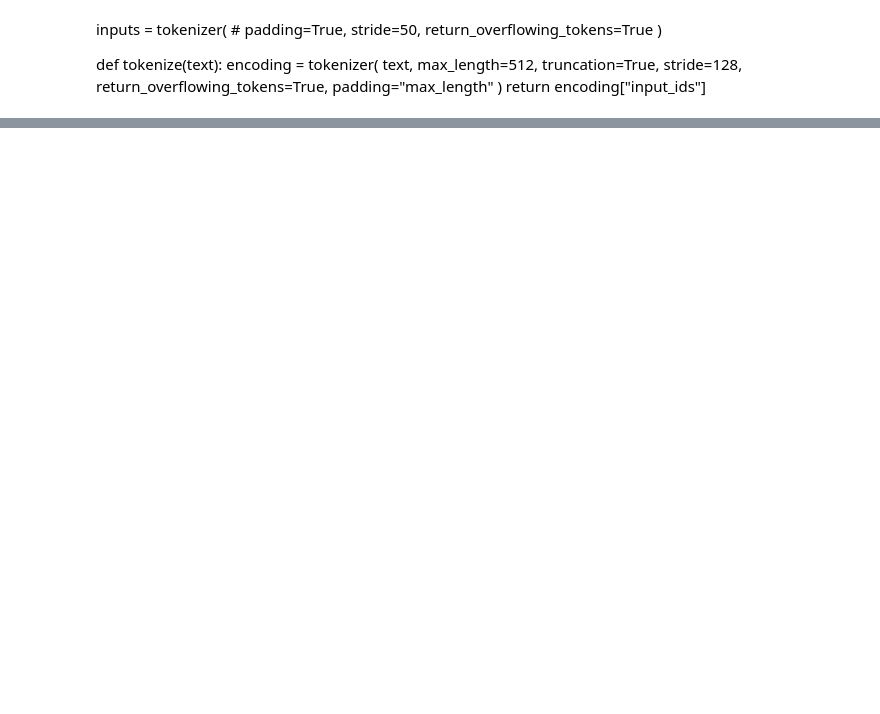
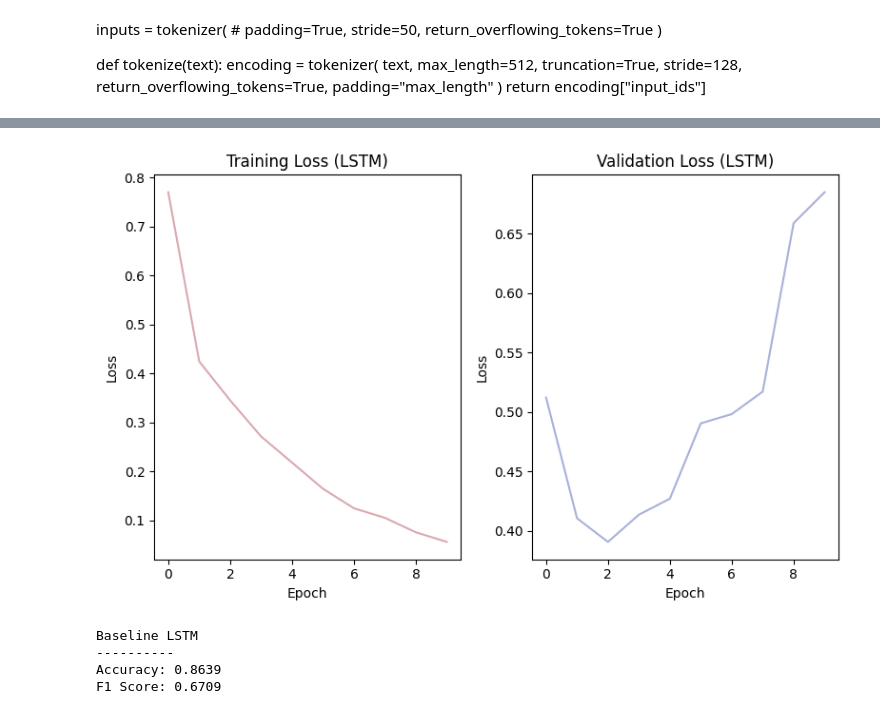
Before and after one commit to muchemicarol/ML4NLU_TermPaper, a Jupyter notebook: swahili_classification.ipynb, the cells around one changed output, grey strips where cells are left out. Cells and saved outputs as stored; diff of their text form; code cells hidden in the pictures; blank space fills up the shorter version.

Commit message:
Baseline LSTM accuracy and F1 score

```diff
--- a/swahili_classification.ipynb
+++ b/swahili_classification.ipynb
@@ -483,10 +644,12 @@ for epoch in range(epochs):
 # %%
 # plotting the training
 fig, ax = plt.subplots(1, 2, figsize=(8, 5))
 ax[0].plot(losses, color="#dba9b1")
 ax[0].set(title="Training Loss (LSTM)", xlabel="Epoch", ylabel="Loss")
-# ax[1].plot(val_losses, color="#a9b1db")
-# ax[1].set(title="Validation Loss (LSTM)", xlabel="Epoch", ylabel="Loss")
+ax[1].plot(val_losses, color="#a9b1db")
+ax[1].set(title="Validation Loss (LSTM)", xlabel="Epoch", ylabel="Loss")
 
 plt.tight_layout()
 plt.show()
+# %% [output]
+[figure, added]
@@ -493,3 +685,10 @@ plt.show()
+# %%
+print(f"Baseline LSTM\n----------\nAccuracy: {accuracy:.4f}\nF1 Score: {macro_f1:.4f}")
+# %% [output]
+Baseline LSTM
+----------
+Accuracy: 0.8639
+F1 Score: 0.6709
 # %%
 # Implementing self attention layer on LSTM
 
```
Also changed, not shown: parts of 53 cells of this notebook.
